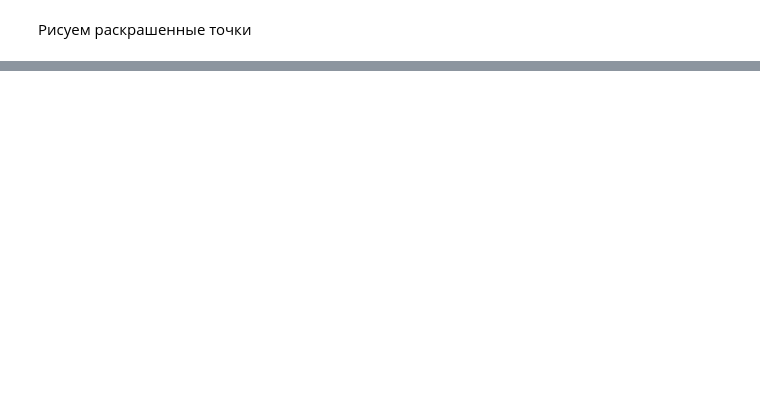
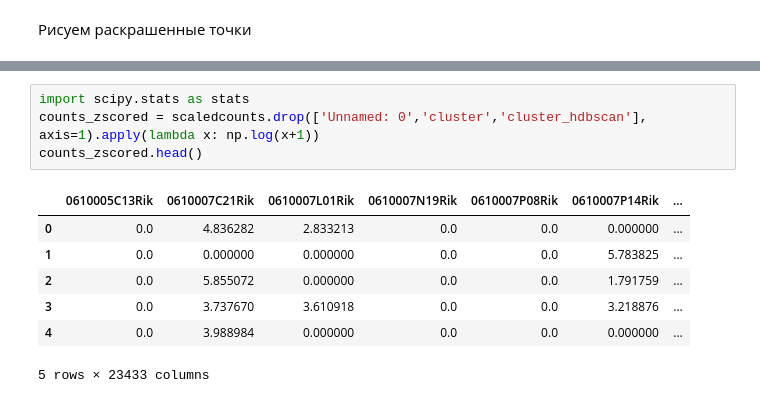
Before and after one commit to bobik2/Project1, a Jupyter notebook: Project.ipynb, the cells around one changed output, grey strips where cells are left out. Saved outputs shown, nothing was run; the diff lists cells and outputs as text; blank space fills up the shorter version.

```diff
--- a/Project.ipynb
+++ b/Project.ipynb
@@ -132,0 +206,12 @@ for i in range(7):
+# %%
+import scipy.stats as stats
+counts_zscored = scaledcounts.drop(['Unnamed: 0','cluster','cluster_hdbscan'], axis=1).apply(lambda x: np.log(x+1))
+counts_zscored.head()
+# %% [output]
+|  | 0610005C13Rik | 0610007C21Rik | 0610007L01Rik | 0610007N19Rik | 0610007P08Rik | 0610007P14Rik | ... |
+| 0 | 0.0 | 4.836282 | 2.833213 | 0.0 | 0.0 | 0.000000 | ... |
+| 1 | 0.0 | 0.000000 | 0.000000 | 0.0 | 0.0 | 5.783825 | ... |
+| 2 | 0.0 | 5.855072 | 0.000000 | 0.0 | 0.0 | 1.791759 | ... |
+| 3 | 0.0 | 3.737670 | 3.610918 | 0.0 | 0.0 | 3.218876 | ... |
+| 4 | 0.0 | 3.988984 | 0.000000 | 0.0 | 0.0 | 0.000000 | ... |
+5 rows × 23433 columns
```
Also changed, not shown: parts of 19 cells of this notebook.
